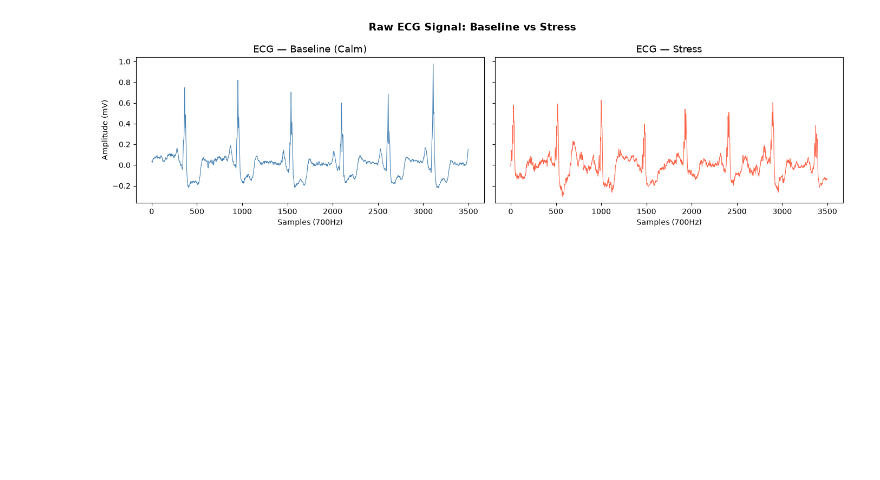
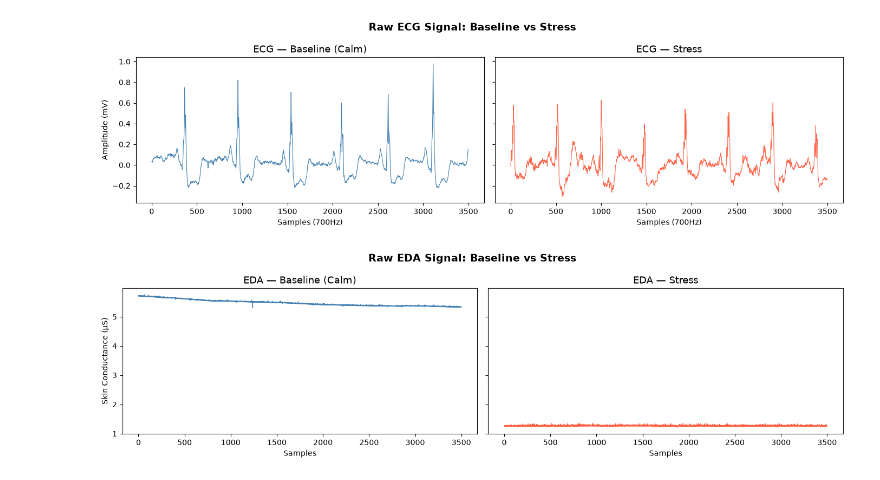
Before and after one commit to masum-abid/wesad-stress-detection, a Jupyter notebook: notebooks/02_visualization.ipynb, the cells around one changed output. Cells and saved outputs as stored; diff of their text form; code cells hidden in the pictures; blank space fills up the shorter version.

Commit message:
feat: add signal visualization notebook with all the chest signals

```diff
--- a/notebooks/02_visualization.ipynb
+++ b/notebooks/02_visualization.ipynb
@@ -45,3 +45,21 @@ plt.savefig('../outputs/ecg_comparison.png', dpi=150)
 plt.show()
 # %% [output]
 [figure]
+# %%
+fig, axes = plt.subplots(1, 2, figsize=(14, 4), sharey=True)
+
+axes[0].plot(baseline['EDA'].values[:duration], color='steelblue', linewidth=1)
+axes[0].set_title('EDA — Baseline (Calm)', fontsize=13)
+axes[0].set_xlabel('Samples')
+axes[0].set_ylabel('Skin Conductance (µS)')
+
+axes[1].plot(stress['EDA'].values[:duration], color='tomato', linewidth=1)
+axes[1].set_title('EDA — Stress', fontsize=13)
+axes[1].set_xlabel('Samples')
+
+plt.suptitle('Raw EDA Signal: Baseline vs Stress', fontsize=14, fontweight='bold')
+plt.tight_layout()
+plt.savefig('../outputs/eda_comparison.png', dpi=150)
+plt.show()
+# %% [output]
+[figure, added]
```
Also changed, not shown: parts of 2 cells of this notebook, 3 other files.
